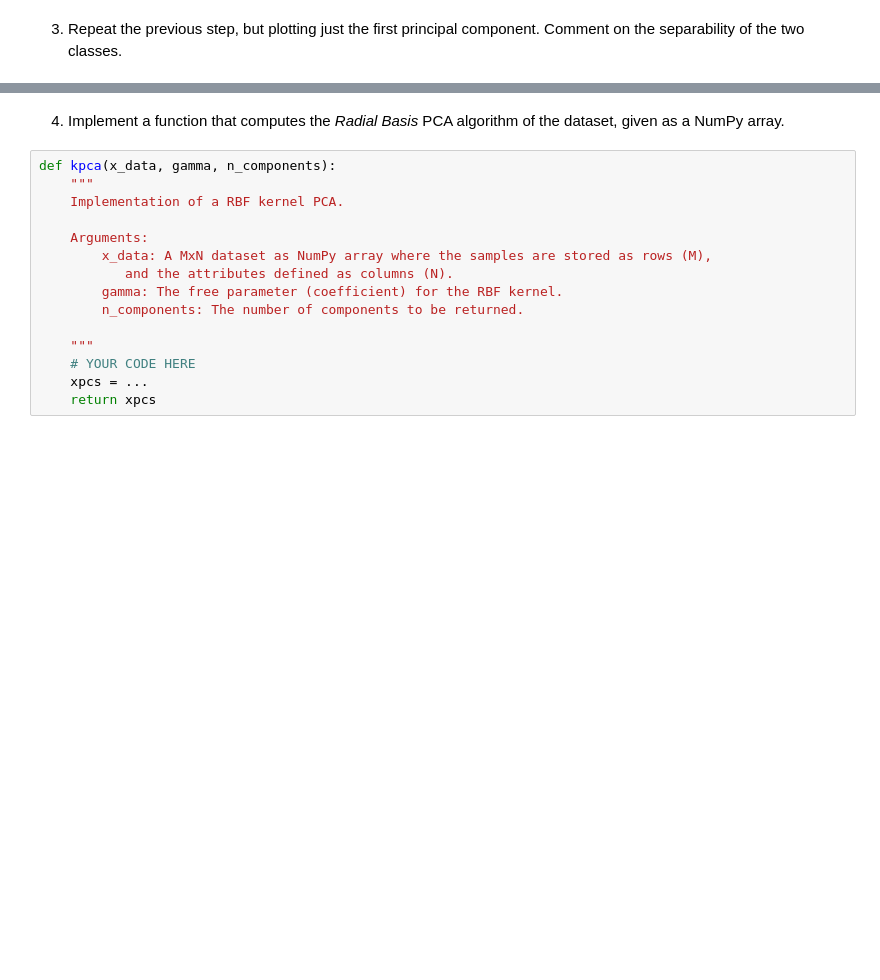
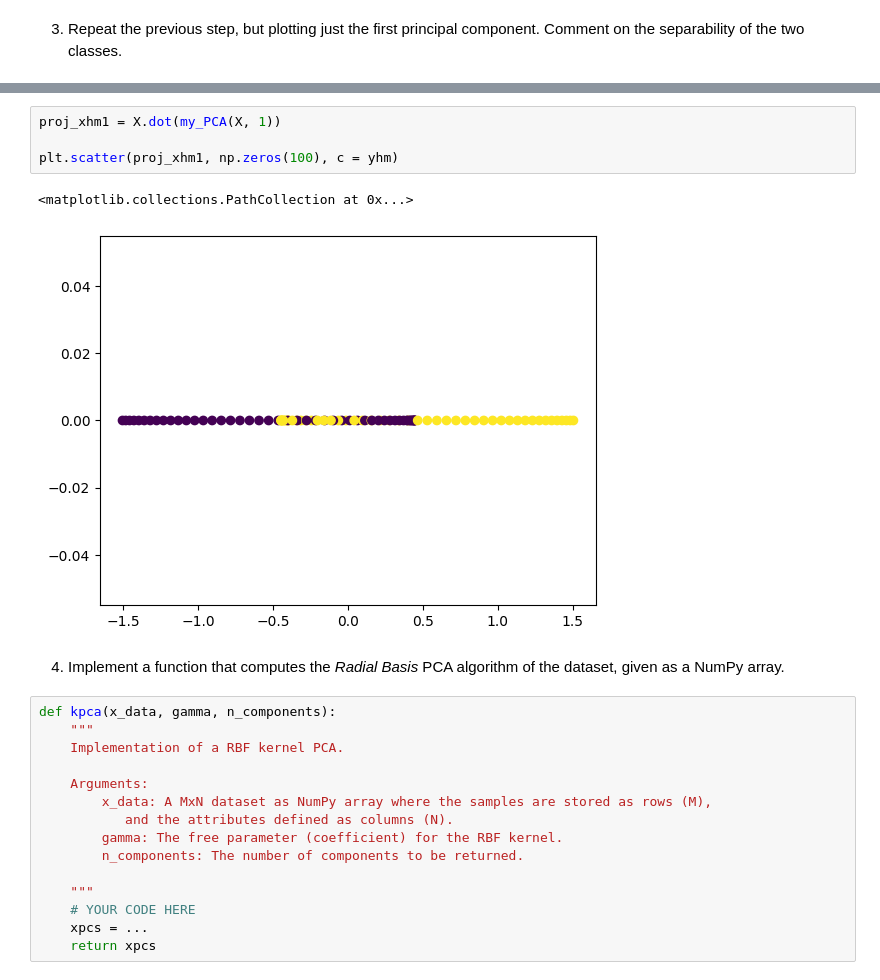
Before and after one commit to alessimichele/adv-ml-units, a Jupyter notebook: notebooks/AdvML_UniTS_2023_Lab_02_Kernel_ridge_regression_and_kPCA.ipynb, the cells around one changed output, grey strips where cells are left out. Cells and saved outputs as stored; diff of their text form; blank space fills up the shorter version.

```diff
--- a/notebooks/AdvML_UniTS_2023_Lab_02_Kernel_ridge_regression_and_kPCA.ipynb
+++ b/notebooks/AdvML_UniTS_2023_Lab_02_Kernel_ridge_regression_and_kPCA.ipynb
@@ -170,3 +223,10 @@ xhm, yhm = make_moons(n_samples=100, random_state=123)
+# %%
+proj_xhm1 = X.dot(my_PCA(X, 1))
+
+plt.scatter(proj_xhm1, np.zeros(100), c = yhm)
+# %% [output]
+<matplotlib.collections.PathCollection at 0x...>
+[figure, added]
 # %% [markdown]
 4. Implement a function that computes the *Radial Basis* PCA algorithm of the dataset, given as a NumPy array.
 # %%
```
Also changed, not shown: parts of 13 cells of this notebook.
